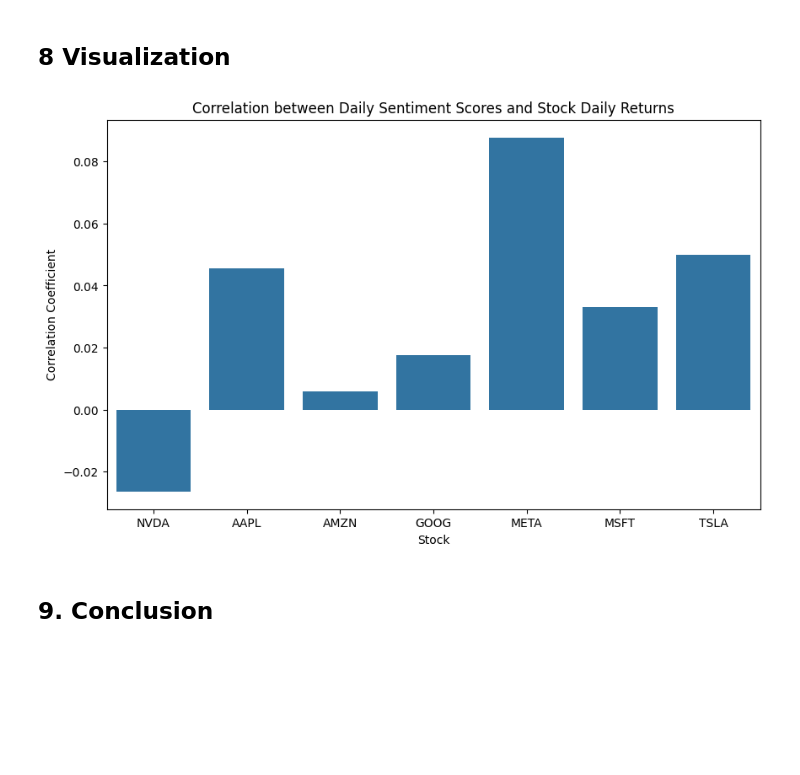
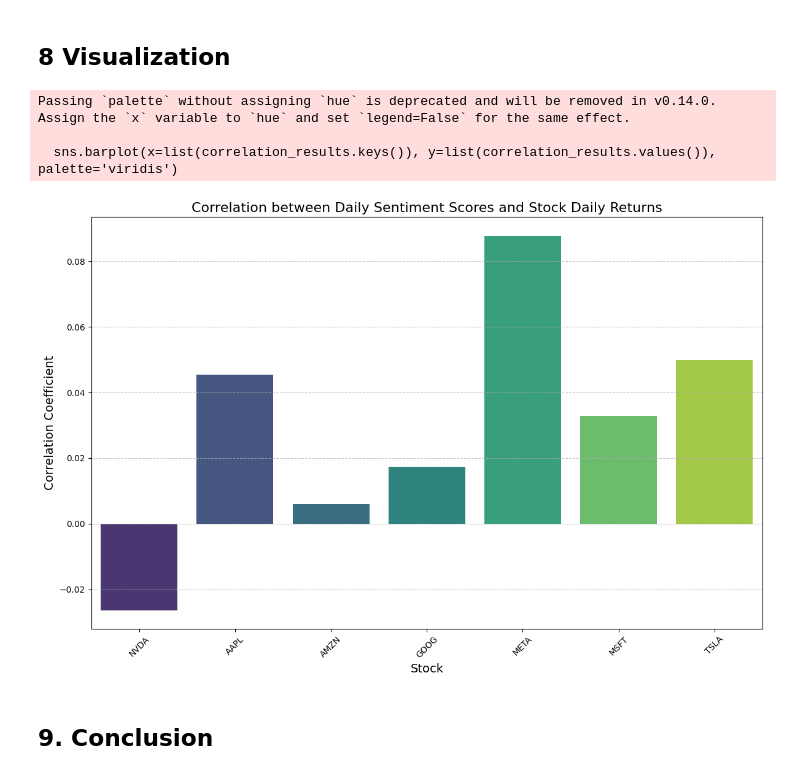
Before and after one commit to habteyesasfaw/Financial-Prediction-Analytics, a Jupyter notebook: notebooks/Correlation_News_StockMovement.ipynb, the cells around one changed output. Saved outputs shown, nothing was run; the diff lists cells and outputs as text; code cells hidden in the pictures; blank space fills up the shorter version.

Commit message:
Visualized the correlation results for better insights.

```diff
--- a/notebooks/Correlation_News_StockMovement.ipynb
+++ b/notebooks/Correlation_News_StockMovement.ipynb
@@ -76,14 +76,20 @@ for stock, df in stock_dfs.items():
 # %% [markdown]
  ## 8 Visualization
 # %%
-plt.figure(figsize=(10, 6))
-sns.barplot(x=list(correlation_results.keys()), y=list(correlation_results.values()))
-plt.title('Correlation between Daily Sentiment Scores and Stock Daily Returns')
-plt.xlabel('Stock')
-plt.ylabel('Correlation Coefficient')
+plt.figure(figsize=(12, 8))
+sns.barplot(x=list(correlation_results.keys()), y=list(correlation_results.values()), palette='viridis')
+plt.title('Correlation between Daily Sentiment Scores and Stock Daily Returns', fontsize=16)
+plt.xlabel('Stock', fontsize=14)
+plt.ylabel('Correlation Coefficient', fontsize=14)
+plt.xticks(rotation=45)
+plt.grid(axis='y', linestyle='--', alpha=0.7)
+plt.tight_layout()
 plt.show()
 # %% [output]
+Passing `palette` without assigning `hue` is deprecated and will be removed in v0.14.0. Assign the `x` variable to `hue` and set `legend=False` for the same effect.
+
+  sns.barplot(x=list(correlation_results.keys()), y=list(correlation_results.values()), palette='viridis')
-[figure, old version]
+[figure, new version]
 # %% [markdown]
 ## 9. Conclusion
 # %%
```
